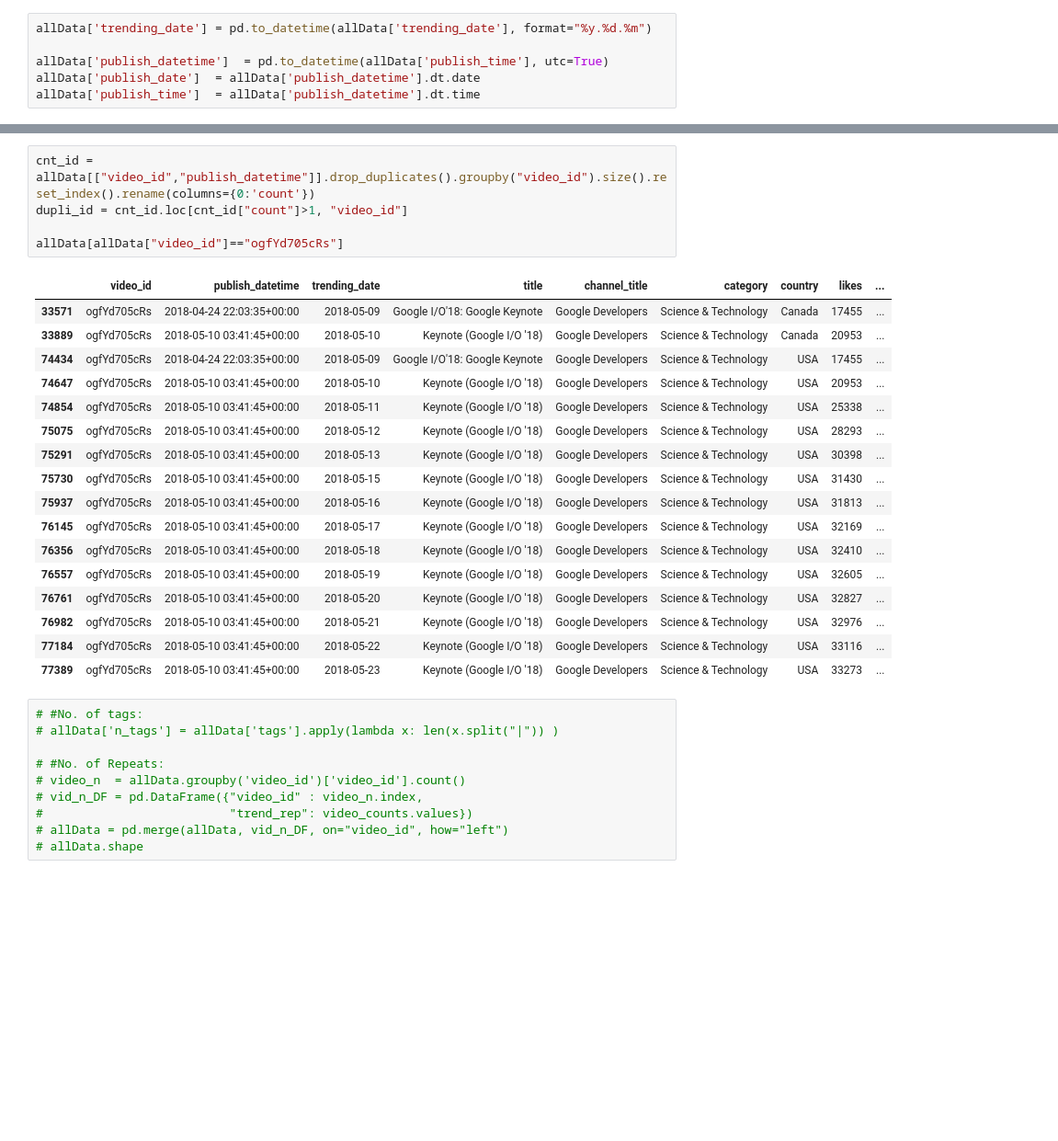
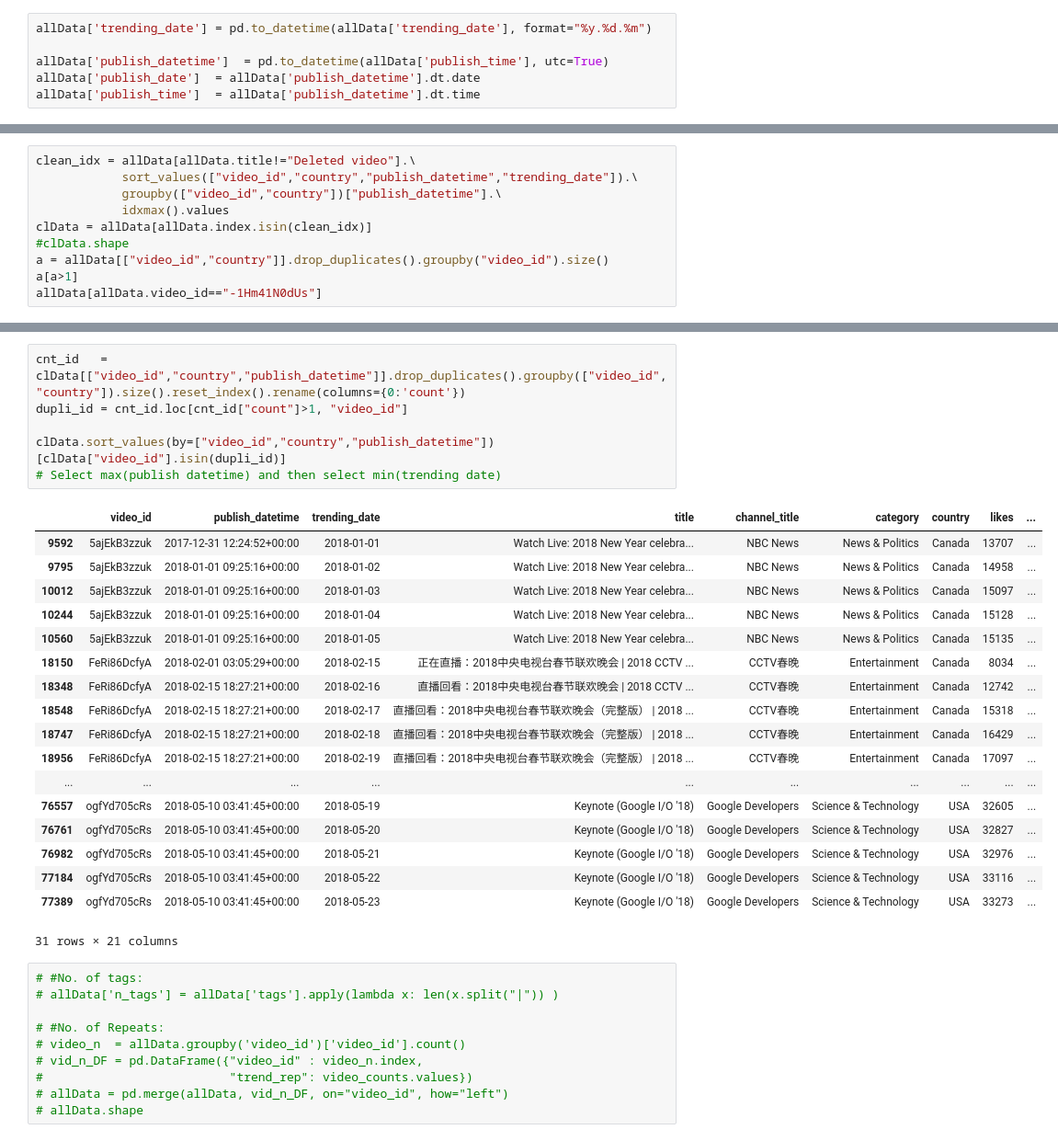
Before and after one commit to Thampi-hub/Springboard_RT, a Jupyter notebook: Capstone_2/2_DataWrangling/readData.ipynb, the cells around one changed output, grey strips where cells are left out. Shown at 92% size. Saved outputs shown, nothing was run; the diff lists cells and outputs as text; blank space fills up the shorter version.

```diff
--- a/Capstone_2/2_DataWrangling/readData.ipynb
+++ b/Capstone_2/2_DataWrangling/readData.ipynb
@@ -86,0 +82,10 @@ allData.head()
+# %%
+clean_idx = allData[allData.title!="Deleted video"].\
+            sort_values(["video_id","country","publish_datetime","trending_date"]).\
+            groupby(["video_id","country"])["publish_datetime"].\
+            idxmax().values
+clData = allData[allData.index.isin(clean_idx)]
+#clData.shape
+a = allData[["video_id","country"]].drop_duplicates().groupby("video_id").size()
+a[a>1]
+allData[allData.video_id=="-1Hm41N0dUs"]
@@ -87,26 +101,28 @@ allData.head()
 # %%
-cnt_id = allData[["video_id","publish_datetime"]].drop_duplicates().groupby("video_id").size().reset_index().rename(columns={0:'count'})
+cnt_id   = clData[["video_id","country","publish_datetime"]].drop_duplicates().groupby(["video_id","country"]).size().reset_index().rename(columns={0:'count'})
 dupli_id = cnt_id.loc[cnt_id["count"]>1, "video_id"]
 
-allData[allData["video_id"]=="ogfYd705cRs"]
+clData.sort_values(by=["video_id","country","publish_datetime"])[clData["video_id"].isin(dupli_id)]
+# Select max(publish datetime) and then select min(trending date)
 # %% [output]
 |  | video_id | publish_datetime | trending_date | title | channel_title | category | country | likes | ... |
-| 33571 | ogfYd705cRs | 2018-04-24 22:03:35+00:00 | 2018-05-09 | Google I/O'18: Google Keynote | Google Developers | Science & Technology | Canada | 17455 | ... |
-| 33889 | ogfYd705cRs | 2018-05-10 03:41:45+00:00 | 2018-05-10 | Keynote (Google I/O '18) | Google Developers | Science & Technology | Canada | 20953 | ... |
-| 74434 | ogfYd705cRs | 2018-04-24 22:03:35+00:00 | 2018-05-09 | Google I/O'18: Google Keynote | Google Developers | Science & Technology | USA | 17455 | ... |
-| 74647 | ogfYd705cRs | 2018-05-10 03:41:45+00:00 | 2018-05-10 | Keynote (Google I/O '18) | Google Developers | Science & Technology | USA | 20953 | ... |
-| 74854 | ogfYd705cRs | 2018-05-10 03:41:45+00:00 | 2018-05-11 | Keynote (Google I/O '18) | Google Developers | Science & Technology | USA | 25338 | ... |
-| 75075 | ogfYd705cRs | 2018-05-10 03:41:45+00:00 | 2018-05-12 | Keynote (Google I/O '18) | Google Developers | Science & Technology | USA | 28293 | ... |
-| 75291 | ogfYd705cRs | 2018-05-10 03:41:45+00:00 | 2018-05-13 | Keynote (Google I/O '18) | Google Developers | Science & Technology | USA | 30398 | ... |
-| 75730 | ogfYd705cRs | 2018-05-10 03:41:45+00:00 | 2018-05-15 | Keynote (Google I/O '18) | Google Developers | Science & Technology | USA | 31430 | ... |
-| 75937 | ogfYd705cRs | 2018-05-10 03:41:45+00:00 | 2018-05-16 | Keynote (Google I/O '18) | Google Developers | Science & Technology | USA | 31813 | ... |
-| 76145 | ogfYd705cRs | 2018-05-10 03:41:45+00:00 | 2018-05-17 | Keynote (Google I/O '18) | Google Developers | Science & Technology | USA | 32169 | ... |
-| 76356 | ogfYd705cRs | 2018-05-10 03:41:45+00:00 | 2018-05-18 | Keynote (Google I/O '18) | Google Developers | Science & Technology | USA | 32410 | ... |
+| 9592 | 5ajEkB3zzuk | 2017-12-31 12:24:52+00:00 | 2018-01-01 | Watch Live: 2018 New Year celebra... | NBC News | News & Politics | Canada | 13707 | ... |
+| 9795 | 5ajEkB3zzuk | 2018-01-01 09:25:16+00:00 | 2018-01-02 | Watch Live: 2018 New Year celebra... | NBC News | News & Politics | Canada | 14958 | ... |
+| 10012 | 5ajEkB3zzuk | 2018-01-01 09:25:16+00:00 | 2018-01-03 | Watch Live: 2018 New Year celebra... | NBC News | News & Politics | Canada | 15097 | ... |
+| 10244 | 5ajEkB3zzuk | 2018-01-01 09:25:16+00:00 | 2018-01-04 | Watch Live: 2018 New Year celebra... | NBC News | News & Politics | Canada | 15128 | ... |
+| 10560 | 5ajEkB3zzuk | 2018-01-01 09:25:16+00:00 | 2018-01-05 | Watch Live: 2018 New Year celebra... | NBC News | News & Politics | Canada | 15135 | ... |
+| 18150 | FeRi86DcfyA | 2018-02-01 03:05:29+00:00 | 2018-02-15 | 正在直播：2018中央电视台春节联欢晚会 | 2018 CCTV ... | CCTV春晚 | Entertainment | Canada | 8034 | ... |
+| 18348 | FeRi86DcfyA | 2018-02-15 18:27:21+00:00 | 2018-02-16 | 直播回看：2018中央电视台春节联欢晚会 | 2018 CCTV ... | CCTV春晚 | Entertainment | Canada | 12742 | ... |
+| 18548 | FeRi86DcfyA | 2018-02-15 18:27:21+00:00 | 2018-02-17 | 直播回看：2018中央电视台春节联欢晚会（完整版） | 2018 ... | CCTV春晚 | Entertainment | Canada | 15318 | ... |
+| 18747 | FeRi86DcfyA | 2018-02-15 18:27:21+00:00 | 2018-02-18 | 直播回看：2018中央电视台春节联欢晚会（完整版） | 2018 ... | CCTV春晚 | Entertainment | Canada | 16429 | ... |
+| 18956 | FeRi86DcfyA | 2018-02-15 18:27:21+00:00 | 2018-02-19 | 直播回看：2018中央电视台春节联欢晚会（完整版） | 2018 ... | CCTV春晚 | Entertainment | Canada | 17097 | ... |
+| ... | ... | ... | ... | ... | ... | ... | ... | ... | ... |
 | 76557 | ogfYd705cRs | 2018-05-10 03:41:45+00:00 | 2018-05-19 | Keynote (Google I/O '18) | Google Developers | Science & Technology | USA | 32605 | ... |
 | 76761 | ogfYd705cRs | 2018-05-10 03:41:45+00:00 | 2018-05-20 | Keynote (Google I/O '18) | Google Developers | Science & Technology | USA | 32827 | ... |
 | 76982 | ogfYd705cRs | 2018-05-10 03:41:45+00:00 | 2018-05-21 | Keynote (Google I/O '18) | Google Developers | Science & Technology | USA | 32976 | ... |
 | 77184 | ogfYd705cRs | 2018-05-10 03:41:45+00:00 | 2018-05-22 | Keynote (Google I/O '18) | Google Developers | Science & Technology | USA | 33116 | ... |
 | 77389 | ogfYd705cRs | 2018-05-10 03:41:45+00:00 | 2018-05-23 | Keynote (Google I/O '18) | Google Developers | Science & Technology | USA | 33273 | ... |
+31 rows × 21 columns
 # %%
 # #No. of tags:
 # allData['n_tags'] = allData['tags'].apply(lambda x: len(x.split("|")) )
```
Also changed, not shown: parts of 2 cells of this notebook.
